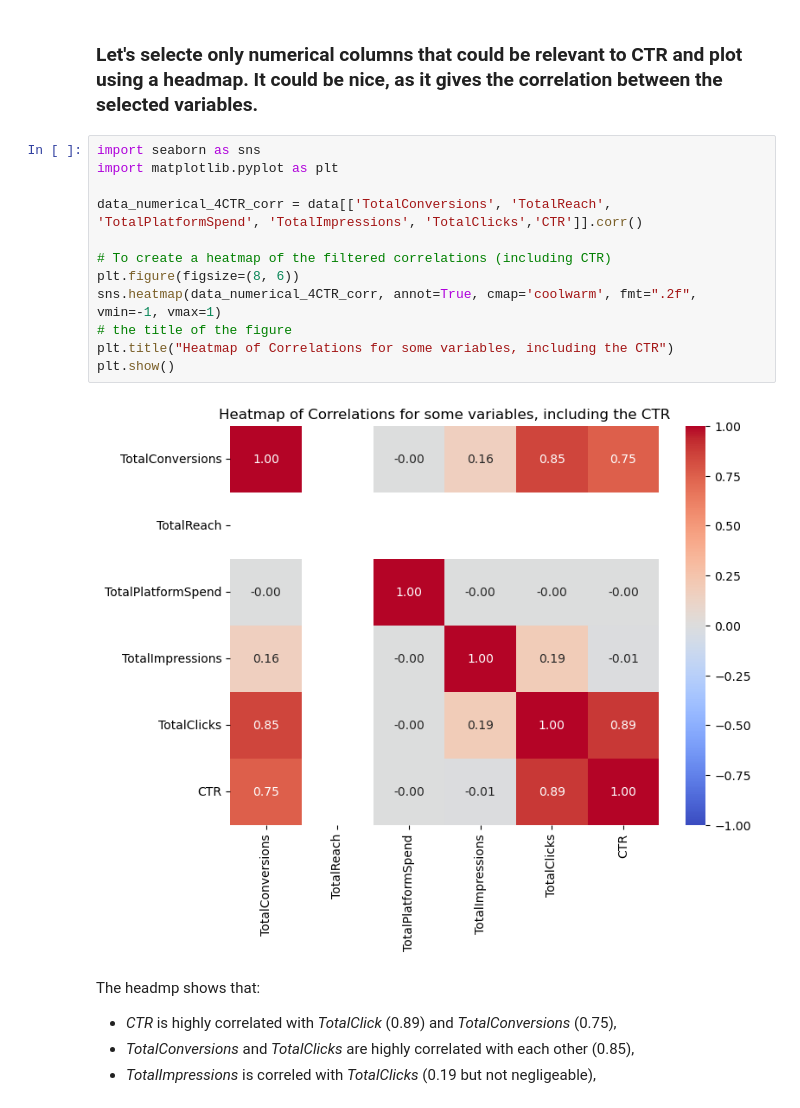
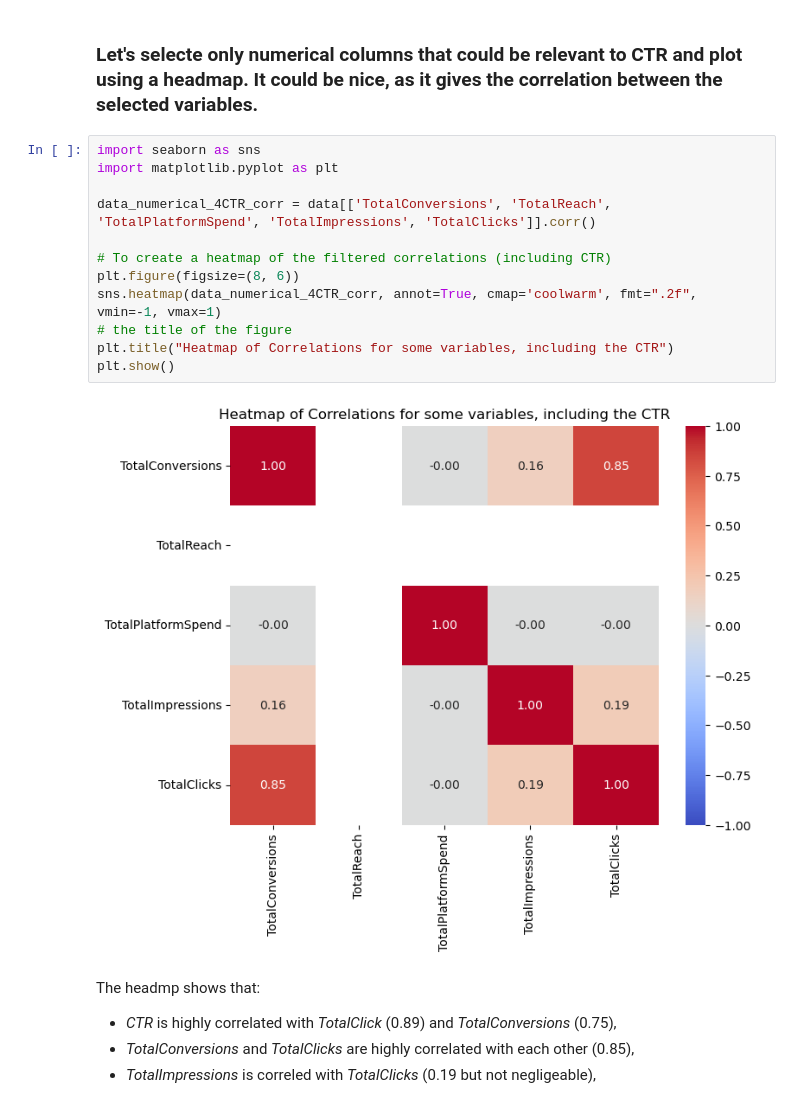
Before and after one commit to Ousmanepoid/CTR-prediction, a Jupyter notebook: CTR_use_case_ousmane_Diop.ipynb, the cells around one changed output. Drawn from its saved outputs; the diff is of its cells as text.

```diff
--- a/CTR_use_case_ousmane_Diop.ipynb
+++ b/CTR_use_case_ousmane_Diop.ipynb
@@ -262,17 +256,17 @@ Name: CTR, dtype: float64
 # %%
 import seaborn as sns
 import matplotlib.pyplot as plt
 
-data_numerical_4CTR_corr = data[['TotalConversions', 'TotalReach', 'TotalPlatformSpend', 'TotalImpressions', 'TotalClicks','CTR']].corr()
+data_numerical_4CTR_corr = data[['TotalConversions', 'TotalReach', 'TotalPlatformSpend', 'TotalImpressions', 'TotalClicks']].corr()
 
 # To create a heatmap of the filtered correlations (including CTR)
 plt.figure(figsize=(8, 6))
 sns.heatmap(data_numerical_4CTR_corr, annot=True, cmap='coolwarm', fmt=".2f", vmin=-1, vmax=1)
 # the title of the figure
 plt.title("Heatmap of Correlations for some variables, including the CTR")
 plt.show()
 # %% [output]
-[figure, old version]
+[figure, new version]
 # %% [markdown]
 The headmp shows that:
 * *CTR* is highly correlated with *TotalClick* (0.89) and *TotalConversions* (0.75),
```
Also changed, not shown: parts of 4 cells of this notebook.
